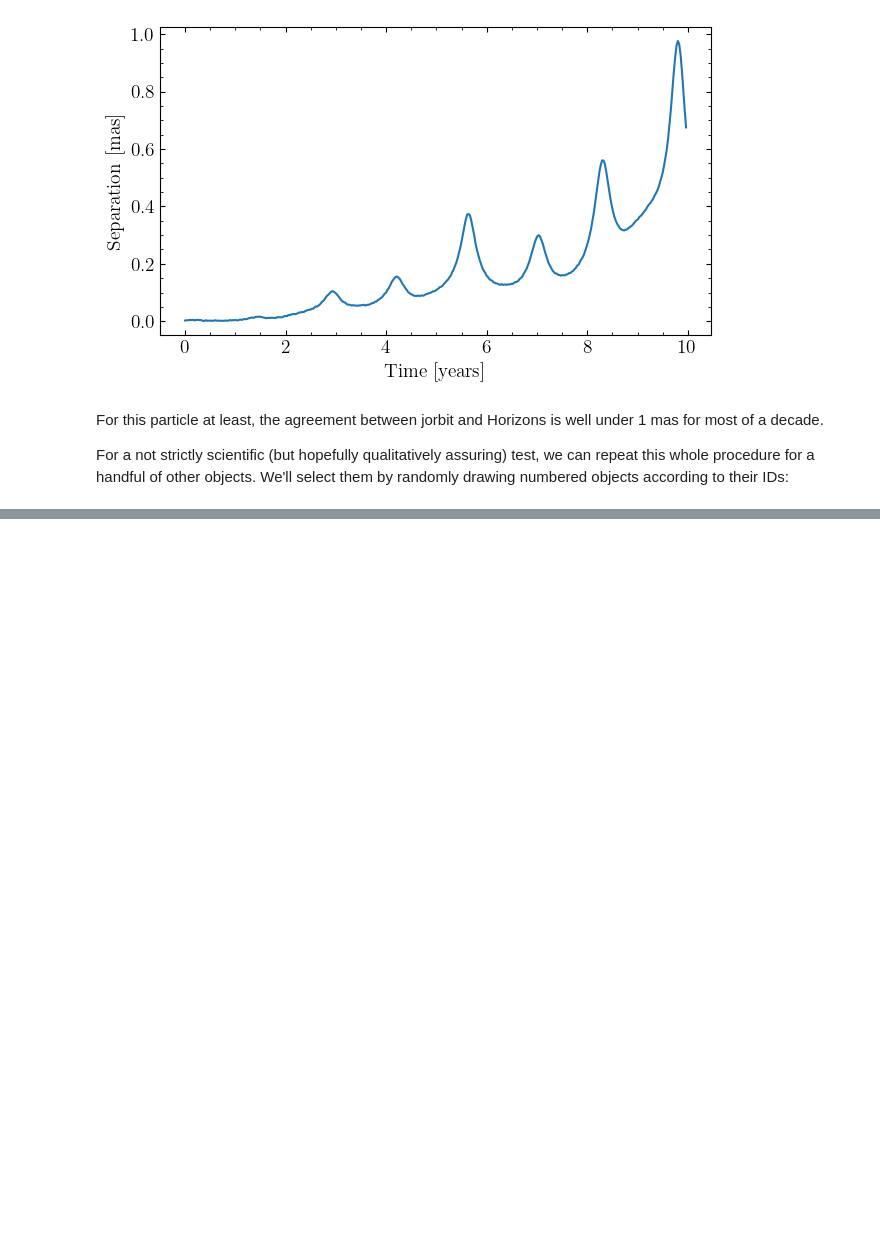
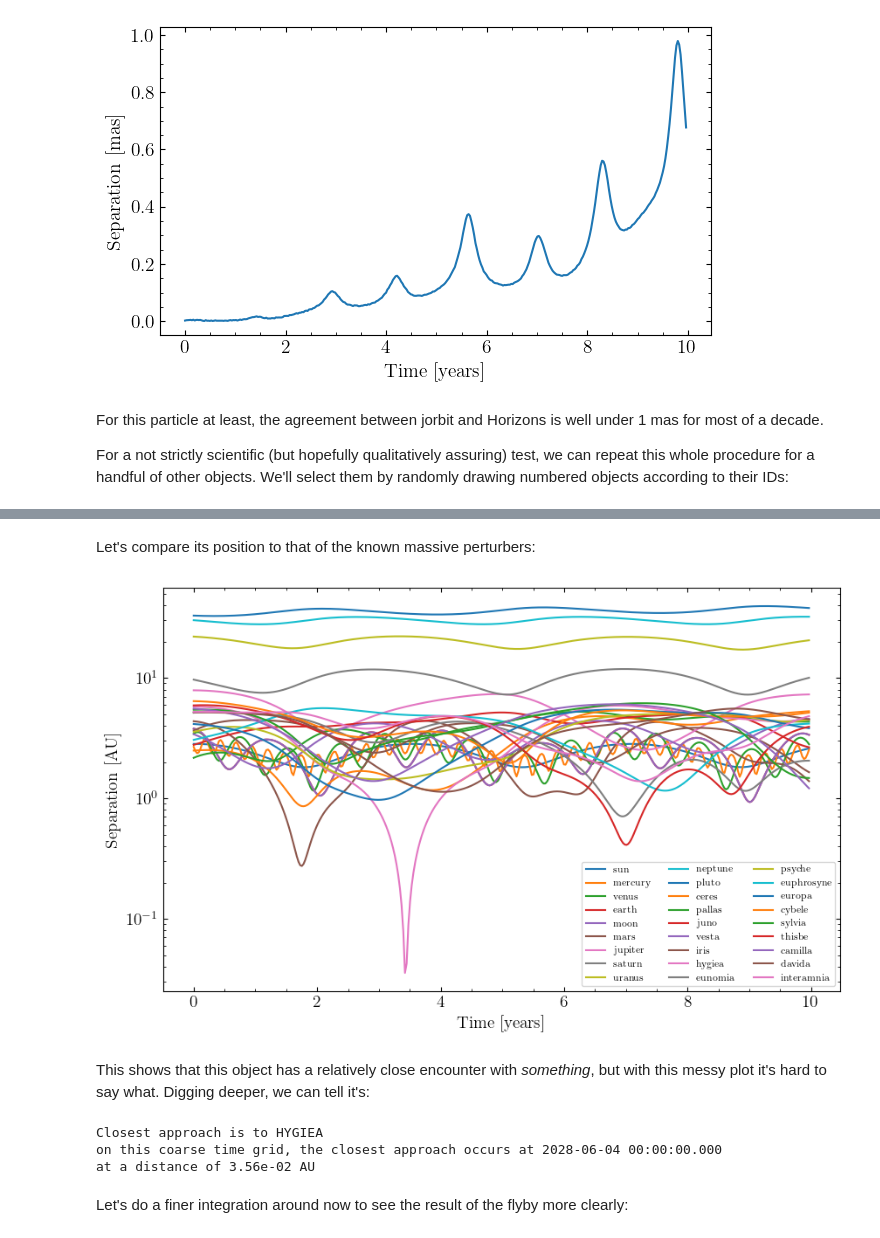
Before and after one commit to ben-cassese/jorbit, a Jupyter notebook: docs/tutorials/skip_tests/compare_w_horizons.ipynb, the cells around one changed output, grey strips where cells are left out. Saved outputs shown, nothing was run; the diff lists cells and outputs as text; code cells hidden in the pictures; blank space fills up the shorter version.

```diff
--- a/docs/tutorials/skip_tests/compare_w_horizons.ipynb
+++ b/docs/tutorials/skip_tests/compare_w_horizons.ipynb
@@ -81,0 +95,35 @@ Thankfully it looks like (274301) Wikipedia wasn't just a lucky guess and that m
+# %% [markdown]
+Let's compare its position to that of the known massive perturbers:
+# %%
+eph = Ephemeris(ssos="default solar system")
+solar_system_state = eph.state(times)
+
+dists = {}
+for obj in solar_system_state.keys():
+    dists[obj] = np.linalg.norm(solar_system_state[obj]["x"].to(u.au).value - x, axis=1)
+
+fig, ax = plt.subplots(figsize=(10, 6))
+for obj, dist in dists.items():
+    ax.plot((jnp.arange(0, 365 * 10, 10) * u.day).to(u.year), dist, label=obj)
+ax.legend(ncols=3, fontsize=8)
+ax.set(yscale="log", xlabel="Time [years]", ylabel="Separation [AU]")
+# %% [output]
+[figure, added]
+# %% [markdown]
+This shows that this object has a relatively close encounter with *something*, but with this messy plot it's hard to say what. Digging deeper, we can tell it's:
+# %%
+stacked_dists = np.stack(list(dists.values()), axis=0)
+closest_approaches = np.min(stacked_dists, axis=1)
+closest_approach_idx = np.argmin(closest_approaches)
+closest_approach_obj = list(dists.keys())[closest_approach_idx]
+print(f"Closest approach is to {closest_approach_obj.upper()}")
+print(
+    f"on this coarse time grid, the closest approach occurs at {times[np.argmin(stacked_dists[closest_approach_idx])].iso}"
+)
+print(f"at a distance of {closest_approaches[closest_approach_idx]:.2e} AU")
+# %% [output]
+Closest approach is to HYGIEA
+on this coarse time grid, the closest approach occurs at 2028-06-04 00:00:00.000
+at a distance of 3.56e-02 AU
+# %% [markdown]
+Let's do a finer integration around now to see the result of the flyby more clearly:
```
Also changed, not shown: parts of 9 cells of this notebook, 1 other file.
